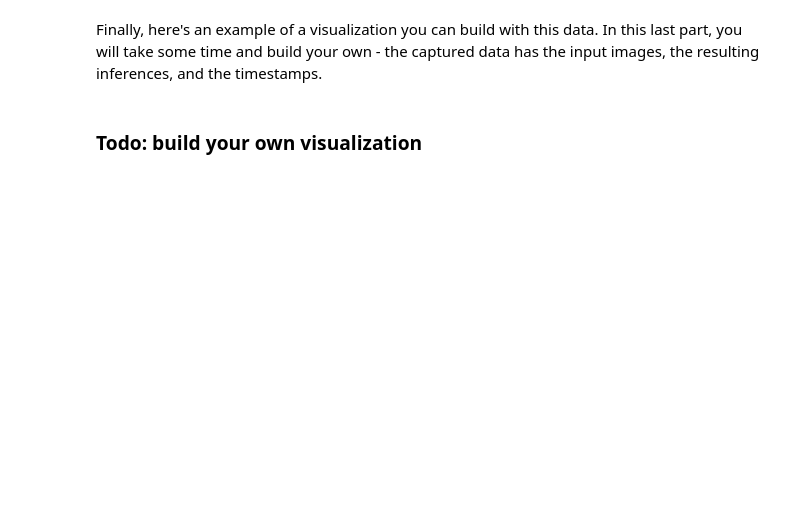
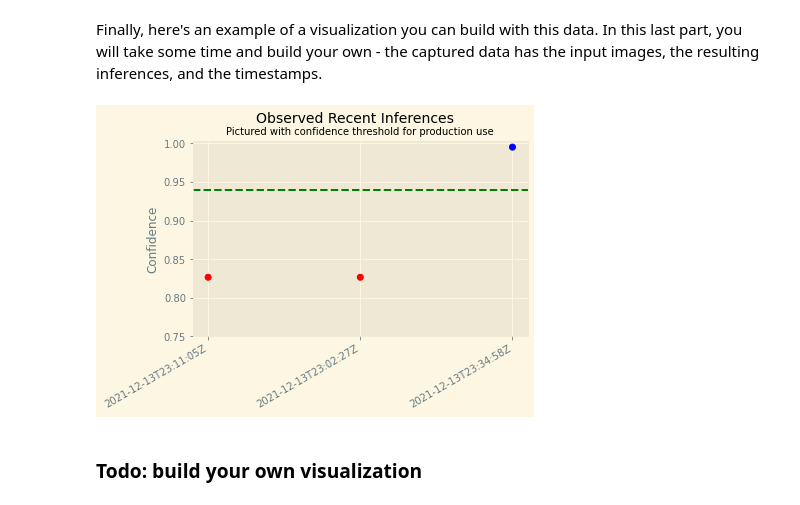
Before and after one commit to beauvilerobed/ml-workflow-build-for-scones-unlimited, a Jupyter notebook: starter.ipynb, the cells around one changed output. Cells and saved outputs as stored; diff of their text form; code cells hidden in the pictures; blank space fills up the shorter version.

```diff
--- a/starter.ipynb
+++ b/starter.ipynb
@@ -674,26 +692,28 @@ Finally, here's an example of a visualization you can build with this data. In t
 # %%
 # Populate the data for the x and y axis
 x = []
 y = []
 for obj in json_data:
     inference, timestamp = simple_getter(obj)
 
     y.append(max(inference))
     x.append(timestamp)
 
 # Todo: here is an visualization example, take some time to build another visual that helps monitor the result
 # Plot the data
 plt.scatter(x, y, c=['r' if k<.94 else 'b' for k in y ])
 plt.axhline(y=0.94, color='g', linestyle='--')
-plt.ylim(bottom=.88)
+plt.ylim(bottom=.75)
 
 # Add labels
 plt.ylabel("Confidence")
 plt.suptitle("Observed Recent Inferences", size=14)
 plt.title("Pictured with confidence threshold for production use", size=10)
 
 # Give it some pizzaz!
 plt.style.use("Solarize_Light2")
 plt.gcf().autofmt_xdate()
+# %% [output]
+[figure, added]
 # %% [markdown]
 ### Todo: build your own visualization
```
Also changed, not shown: parts of 5 cells of this notebook, 4 other files.
